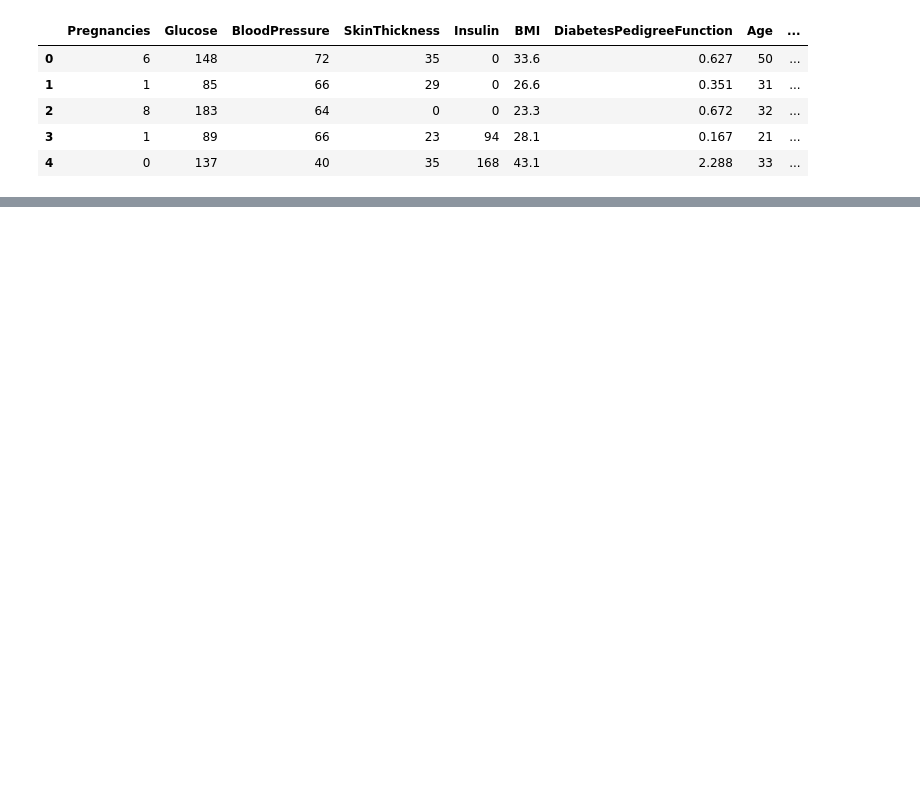
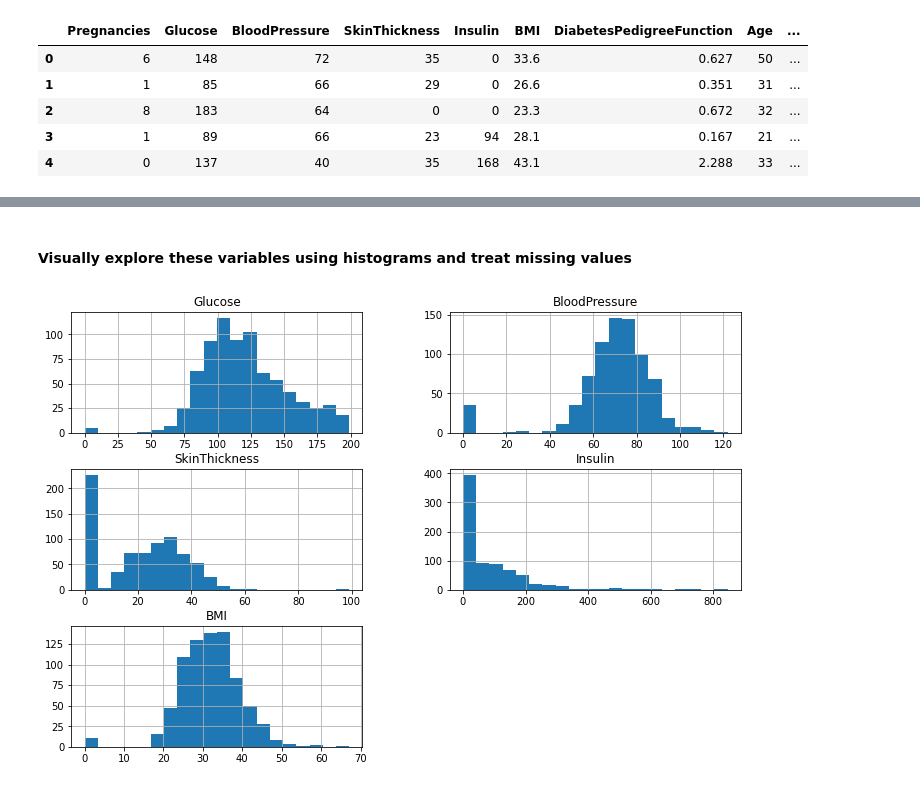
Before and after one commit to SaiVarad1/Healthcare_Capstone, a Jupyter notebook: Diabetes_Analysis.ipynb, the cells around one changed output, grey strips where cells are left out. Cells and saved outputs as stored; diff of their text form; code cells hidden in the pictures; blank space fills up the shorter version.

Commit message:
handled missing values/outliers

```diff
--- a/Diabetes_Analysis.ipynb
+++ b/Diabetes_Analysis.ipynb
@@ -4,4 +7,4 @@ import pandas as pd
 # %%
 #reading in dataset
-diabetes = pd.read_csv("health care diabetes.csv")
+df_diabetes = pd.read_csv("health care diabetes.csv")
 # %%
@@ -15,0 +55,8 @@ diabetes.head()
+# %% [markdown]
+#### Visually explore these variables using histograms and treat missing values
+# %%
+cols=df_diabetes.columns[1:-3]
+df_diabetes[cols].hist(figsize=(12, 8), bins=20)
+plt.show()
+# %% [output]
+[figure, added]
```
Also changed, not shown: parts of 17 cells of this notebook.
